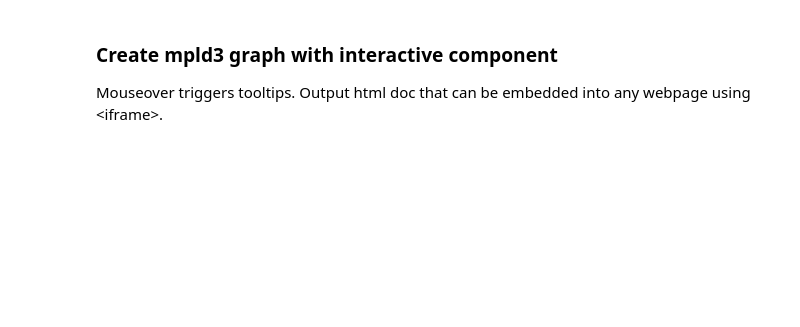
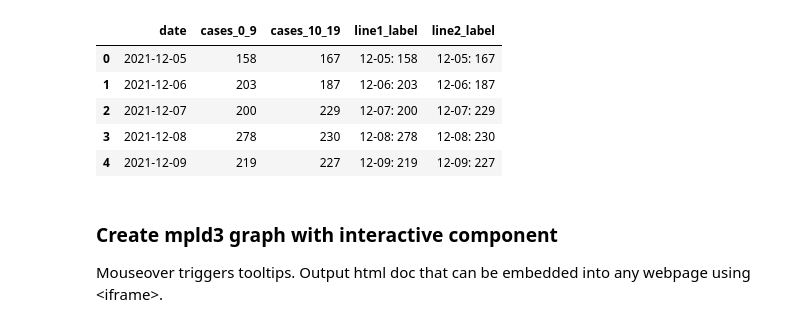
Before and after one commit to amanjit-gill-data/covid_vic_2022, a Jupyter notebook: notebooks/graphs.ipynb, the cells around one changed output. Saved outputs shown, nothing was run; the diff lists cells and outputs as text; code cells hidden in the pictures; blank space fills up the shorter version.

```diff
--- a/notebooks/graphs.ipynb
+++ b/notebooks/graphs.ipynb
@@ -17,6 +17,23 @@ df_0_19.tail()
 # convert to datetime64 format to make mpld3 show the axis labels (it won't show them if they're strings)
 
 df_0_19['date'] = pd.to_datetime(df_0_19['date'])
+# %%
+# create label columns that will be used as tooltip text for each graph point
+
+df_0_19['line1_label'] = df_0_19['date'].astype(str) + ": " + df_0_19['cases_0_9'].astype(str)
+df_0_19['line2_label'] = df_0_19['date'].astype(str) + ": " + df_0_19['cases_10_19'].astype(str)
+
+df_0_19['line1_label'] = df_0_19['line1_label'].apply(lambda x: x.replace("2021-", "").replace("2022-", ""))
+df_0_19['line2_label'] = df_0_19['line2_label'].apply(lambda x: x.replace("2021-", "").replace("2022-", ""))
+
+df_0_19.head()
+# %% [output]
+|  | date | cases_0_9 | cases_10_19 | line1_label | line2_label |
+| 0 | 2021-12-05 | 158 | 167 | 12-05: 158 | 12-05: 167 |
+| 1 | 2021-12-06 | 203 | 187 | 12-06: 203 | 12-06: 187 |
+| 2 | 2021-12-07 | 200 | 229 | 12-07: 200 | 12-07: 229 |
+| 3 | 2021-12-08 | 278 | 230 | 12-08: 278 | 12-08: 230 |
+| 4 | 2021-12-09 | 219 | 227 | 12-09: 219 | 12-09: 227 |
 # %% [markdown]
 ### Create mpld3 graph with interactive component
 Mouseover triggers tooltips. Output html doc that can be embedded into any webpage using \<iframe>.
```
Also changed, not shown: parts of 3 cells of this notebook, 5 other files.
